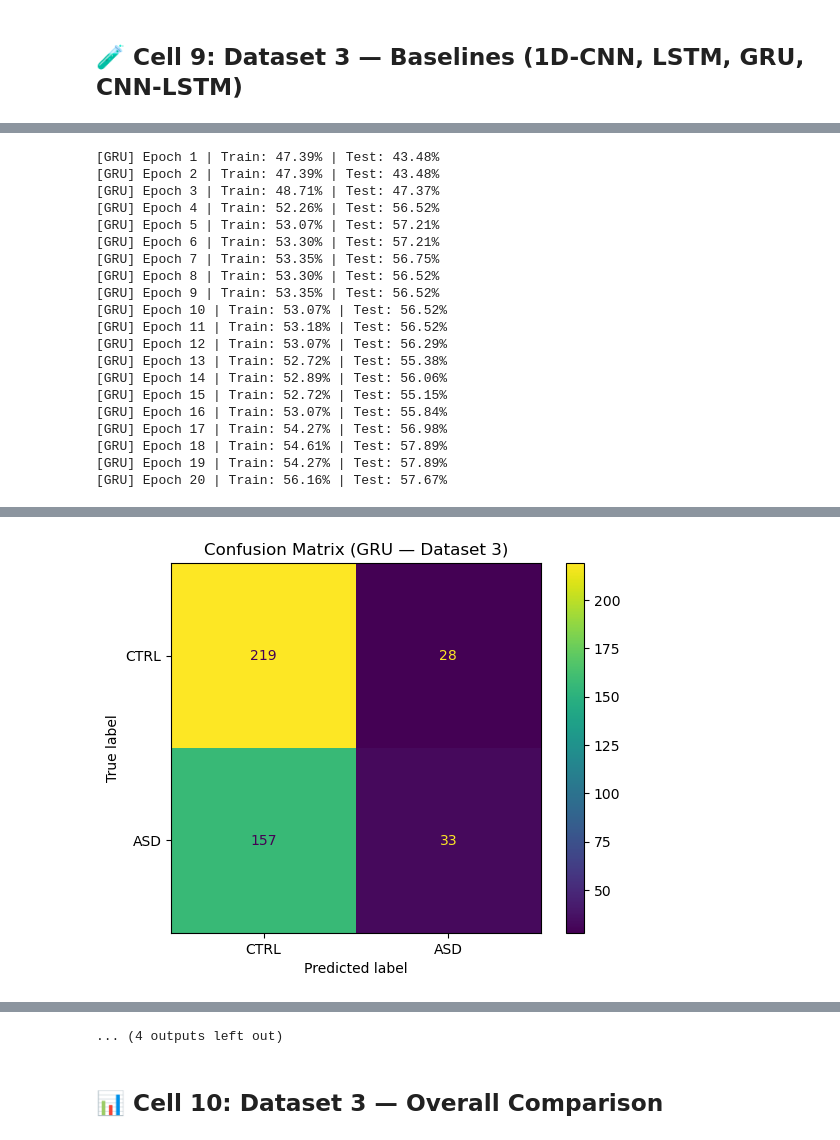
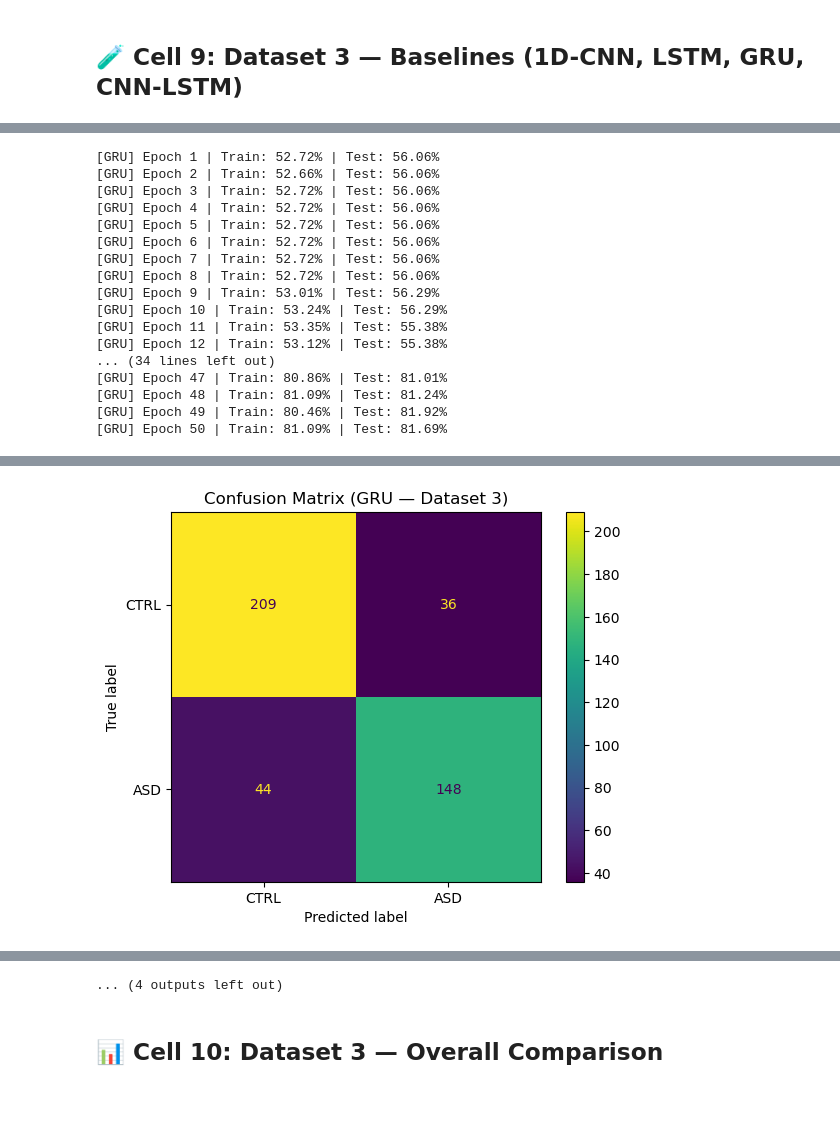
Before and after one commit to electromist/asd-eeg-delcon-2026, a Jupyter notebook: asd_vs_td(eeg)_ablation_study.ipynb, the cells around one changed output, grey strips where cells are left out. Drawn from its saved outputs; the diff is of its cells as text; code cells hidden in the pictures; blank space fills up the shorter version.

```diff
--- a/asd_vs_td(eeg)_ablation_study.ipynb
+++ b/asd_vs_td(eeg)_ablation_study.ipynb
@@ -610,7 +608,7 @@ try:
 except NameError:
     _device = torch.device("cuda" if torch.cuda.is_available() else "cpu")
     _root_dir = "/content/drive/MyDrive/AUTISM_2026/dataset"
-    _epochs = 20
+    _epochs = 50
     _batch_size = 32
     _lr = 1e-4
 
@@ -941,7 +933,7 @@ try:
     _expand = EXPAND
 except NameError:
     _device = torch.device("cuda" if torch.cuda.is_available() else "cpu")
-    _epochs = 20
+    _epochs = 50
     _batch_size = 32
     _lr = 1e-4
     _d_model = 64
@@ -1152,7 +1144,7 @@ try:
     _test_loader  = d3_test_loader
 except NameError:
     _device  = torch.device("cuda" if torch.cuda.is_available() else "cpu")
-    _epochs  = 20
+    _epochs  = 50
     _batch_size = 32
     _lr      = 1e-4
     _d_model = 64
@@ -1334,7 +1326,7 @@ try:
     _test_loader  = d3_test_loader
 except NameError:
     _device  = torch.device("cuda" if torch.cuda.is_available() else "cpu")
-    _epochs  = 20
+    _epochs  = 50
     _batch_size = 32
     _lr      = 1e-4
     _d_model = 64
@@ -1462,7 +1454,7 @@ try:
     _test_loader  = d3_test_loader
 except NameError:
     _device  = torch.device("cuda" if torch.cuda.is_available() else "cpu")
-    _epochs  = 20
+    _epochs  = 50
     _batch_size = 32
     _lr      = 1e-4
     print("⚠️  Run Cell 14 first to load Dataset 3")
@@ -1649,20 +1638,17 @@ Using device: cuda
-[GRU] Epoch 1 | Train: 47.39% | Test: 43.48%
-[GRU] Epoch 2 | Train: 47.39% | Test: 43.48%
-[GRU] Epoch 3 | Train: 48.71% | Test: 47.37%
-[GRU] Epoch 4 | Train: 52.26% | Test: 56.52%
-[GRU] Epoch 5 | Train: 53.07% | Test: 57.21%
-[GRU] Epoch 6 | Train: 53.30% | Test: 57.21%
-[GRU] Epoch 7 | Train: 53.35% | Test: 56.75%
-[GRU] Epoch 8 | Train: 53.30% | Test: 56.52%
-[GRU] Epoch 9 | Train: 53.35% | Test: 56.52%
-[GRU] Epoch 10 | Train: 53.07% | Test: 56.52%
-[GRU] Epoch 11 | Train: 53.18% | Test: 56.52%
-[GRU] Epoch 12 | Train: 53.07% | Test: 56.29%
-[GRU] Epoch 13 | Train: 52.72% | Test: 55.38%
-[GRU] Epoch 14 | Train: 52.89% | Test: 56.06%
-[GRU] Epoch 15 | Train: 52.72% | Test: 55.15%
-[GRU] Epoch 16 | Train: 53.07% | Test: 55.84%
-[GRU] Epoch 17 | Train: 54.27% | Test: 56.98%
-[GRU] Epoch 18 | Train: 54.61% | Test: 57.89%
-[GRU] Epoch 19 | Train: 54.27% | Test: 57.89%
-[GRU] Epoch 20 | Train: 56.16% | Test: 57.67%
+[GRU] Epoch 1 | Train: 52.72% | Test: 56.06%
+[GRU] Epoch 2 | Train: 52.66% | Test: 56.06%
+[GRU] Epoch 3 | Train: 52.72% | Test: 56.06%
+[GRU] Epoch 4 | Train: 52.72% | Test: 56.06%
+[GRU] Epoch 5 | Train: 52.72% | Test: 56.06%
+[GRU] Epoch 6 | Train: 52.72% | Test: 56.06%
+[GRU] Epoch 7 | Train: 52.72% | Test: 56.06%
+[GRU] Epoch 8 | Train: 52.72% | Test: 56.06%
+[GRU] Epoch 9 | Train: 53.01% | Test: 56.29%
+[GRU] Epoch 10 | Train: 53.24% | Test: 56.29%
+[GRU] Epoch 11 | Train: 53.35% | Test: 55.38%
+[GRU] Epoch 12 | Train: 53.12% | Test: 55.38%
+... (34 lines left out)
+[GRU] Epoch 47 | Train: 80.86% | Test: 81.01%
+[GRU] Epoch 48 | Train: 81.09% | Test: 81.24%
+[GRU] Epoch 49 | Train: 80.46% | Test: 81.92%
+[GRU] Epoch 50 | Train: 81.09% | Test: 81.69%
@@ -1670 +1656 @@ Using device: cuda
-[figure, old version]
+[figure, new version]
```
Also changed, not shown: parts of 11 cells of this notebook.
